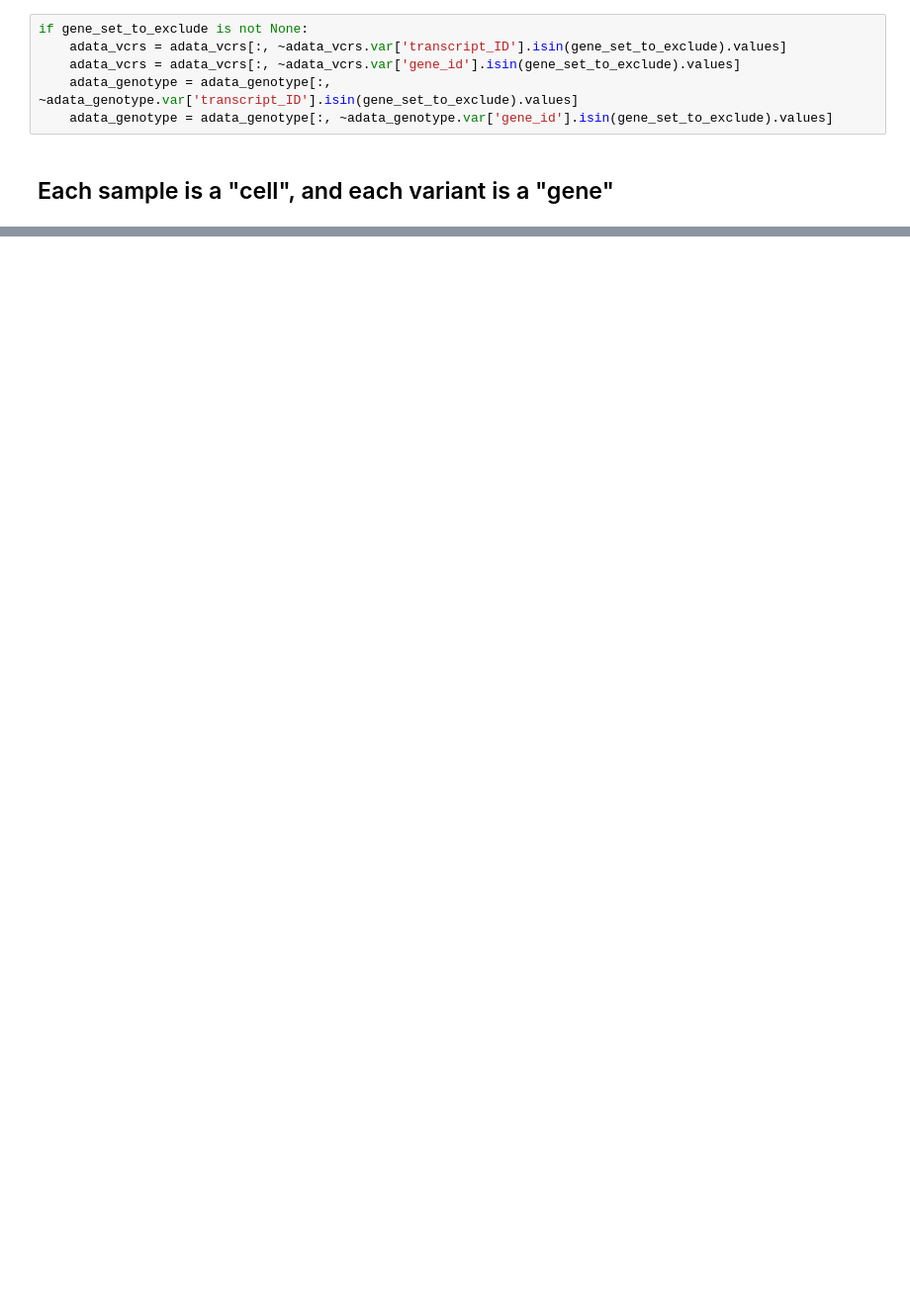
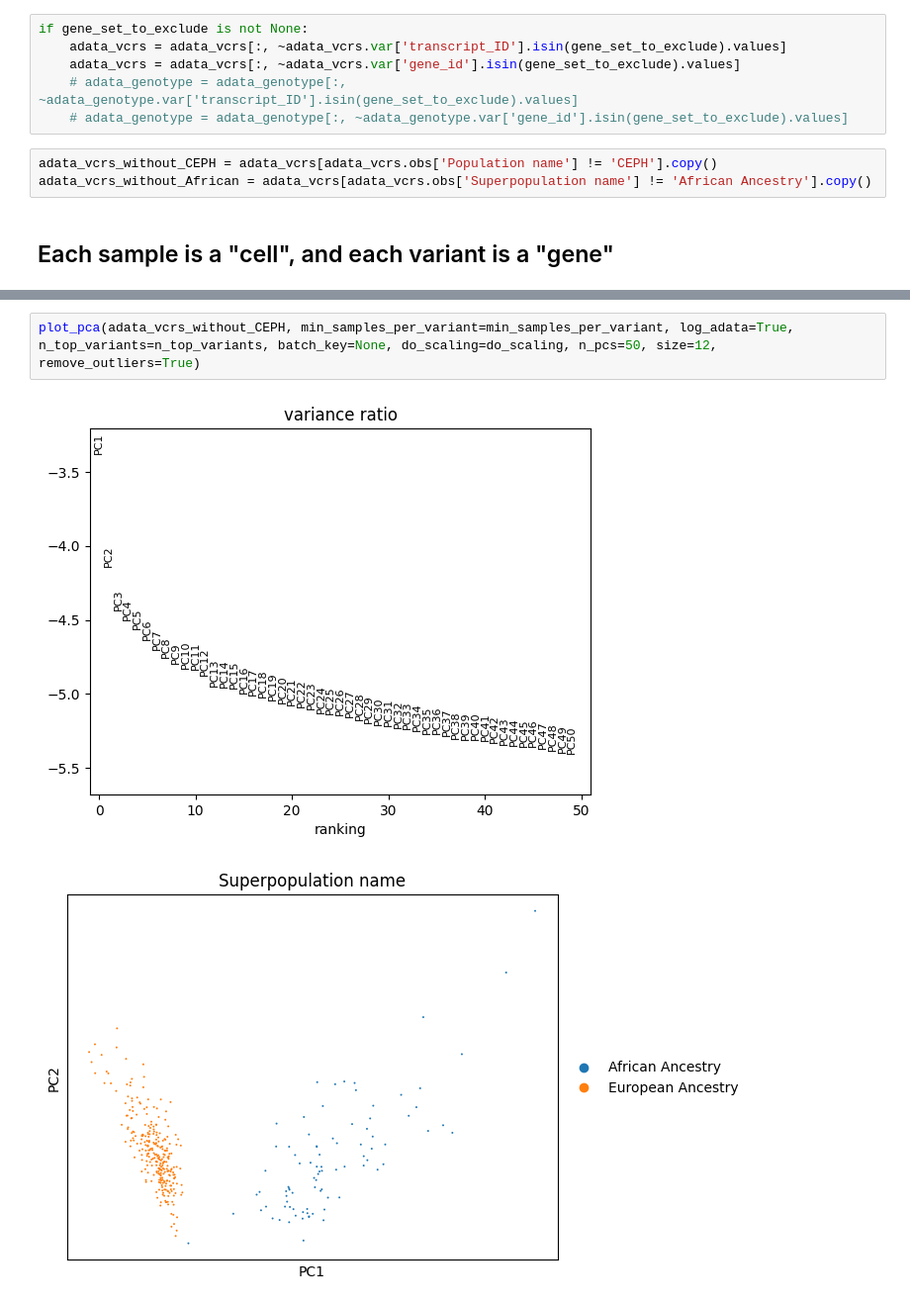
Before and after one commit to pachterlab/RLSRP_2025, a Jupyter notebook: notebooks/Fig3_geuvadis.ipynb, the cells around one changed output, grey strips where cells are left out. Shown at 99% size. Drawn from its saved outputs; the diff is of its cells as text; blank space fills up the shorter version.

```diff
--- a/notebooks/Fig3_geuvadis.ipynb
+++ b/notebooks/Fig3_geuvadis.ipynb
@@ -173,7 +203,10 @@ if "gene_id" not in adata_genotype.var.columns:
 if gene_set_to_exclude is not None:
     adata_vcrs = adata_vcrs[:, ~adata_vcrs.var['transcript_ID'].isin(gene_set_to_exclude).values]
     adata_vcrs = adata_vcrs[:, ~adata_vcrs.var['gene_id'].isin(gene_set_to_exclude).values]
-    adata_genotype = adata_genotype[:, ~adata_genotype.var['transcript_ID'].isin(gene_set_to_exclude).values]
-    adata_genotype = adata_genotype[:, ~adata_genotype.var['gene_id'].isin(gene_set_to_exclude).values]
+    # adata_genotype = adata_genotype[:, ~adata_genotype.var['transcript_ID'].isin(gene_set_to_exclude).values]
+    # adata_genotype = adata_genotype[:, ~adata_genotype.var['gene_id'].isin(gene_set_to_exclude).values]
+# %%
+adata_vcrs_without_CEPH = adata_vcrs[adata_vcrs.obs['Population name'] != 'CEPH'].copy()
+adata_vcrs_without_African = adata_vcrs[adata_vcrs.obs['Superpopulation name'] != 'African Ancestry'].copy()
 # %% [markdown]
 ## Each sample is a "cell", and each variant is a "gene"
@@ -225,0 +259,5 @@ sc.pl.pca(
+# %%
+plot_pca(adata_vcrs_without_CEPH, min_samples_per_variant=min_samples_per_variant, log_adata=True, n_top_variants=n_top_variants, batch_key=None, do_scaling=do_scaling, n_pcs=50, size=12, remove_outliers=True)
+# %% [output]
+[figure, added]
+[figure, added]
```
Also changed, not shown: parts of 26 cells of this notebook, 1 other file.
